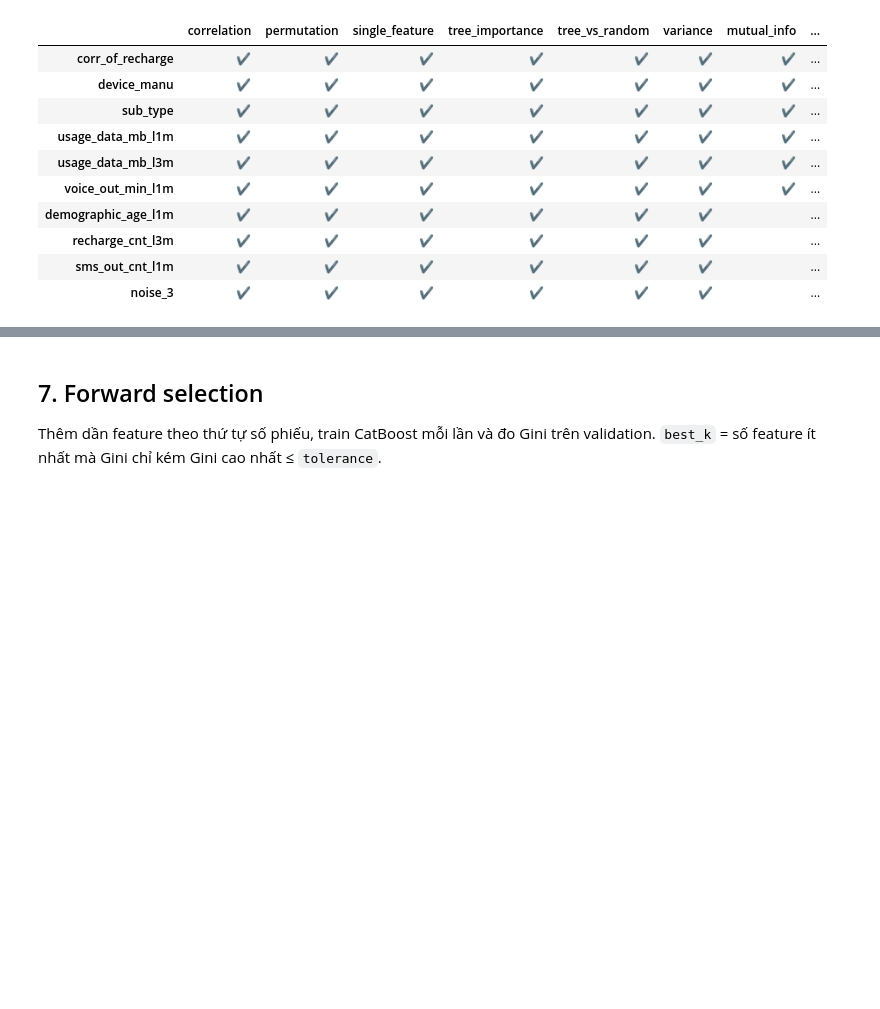
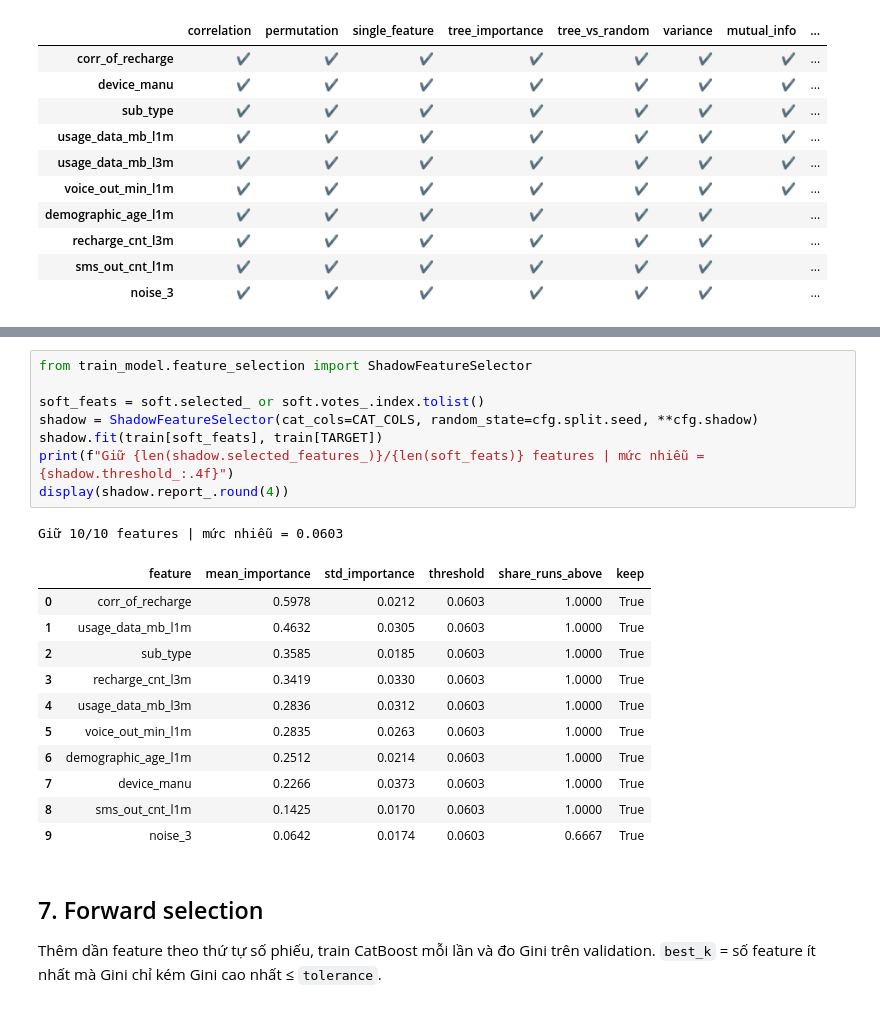
Before and after one commit to huyphan5677/train_model_standard, a Jupyter notebook: notebooks/01_train.ipynb, the cells around one changed output, grey strips where cells are left out. Saved outputs shown, nothing was run; the diff lists cells and outputs as text; blank space fills up the shorter version.

```diff
--- a/notebooks/01_train.ipynb
+++ b/notebooks/01_train.ipynb
@@ -242,3 +254,24 @@ Giữ 10/10 features (min_votes=3)
+# %%
+from train_model.feature_selection import ShadowFeatureSelector
+
+soft_feats = soft.selected_ or soft.votes_.index.tolist()
+shadow = ShadowFeatureSelector(cat_cols=CAT_COLS, random_state=cfg.split.seed, **cfg.shadow)
+shadow.fit(train[soft_feats], train[TARGET])
+print(f"Giữ {len(shadow.selected_features_)}/{len(soft_feats)} features | mức nhiễu = {shadow.threshold_:.4f}")
+display(shadow.report_.round(4))
+# %% [output]
+Giữ 10/10 features | mức nhiễu = 0.0603
+|  | feature | mean_importance | std_importance | threshold | share_runs_above | keep |
+| 0 | corr_of_recharge | 0.5978 | 0.0212 | 0.0603 | 1.0000 | True |
+| 1 | usage_data_mb_l1m | 0.4632 | 0.0305 | 0.0603 | 1.0000 | True |
+| 2 | sub_type | 0.3585 | 0.0185 | 0.0603 | 1.0000 | True |
+| 3 | recharge_cnt_l3m | 0.3419 | 0.0330 | 0.0603 | 1.0000 | True |
+| 4 | usage_data_mb_l3m | 0.2836 | 0.0312 | 0.0603 | 1.0000 | True |
+| 5 | voice_out_min_l1m | 0.2835 | 0.0263 | 0.0603 | 1.0000 | True |
+| 6 | demographic_age_l1m | 0.2512 | 0.0214 | 0.0603 | 1.0000 | True |
+| 7 | device_manu | 0.2266 | 0.0373 | 0.0603 | 1.0000 | True |
+| 8 | sms_out_cnt_l1m | 0.1425 | 0.0170 | 0.0603 | 1.0000 | True |
+| 9 | noise_3 | 0.0642 | 0.0174 | 0.0603 | 0.6667 | True |
 # %% [markdown]
 ## 7. Forward selection
 
```
Also changed, not shown: parts of 12 cells of this notebook, 1 other file.
